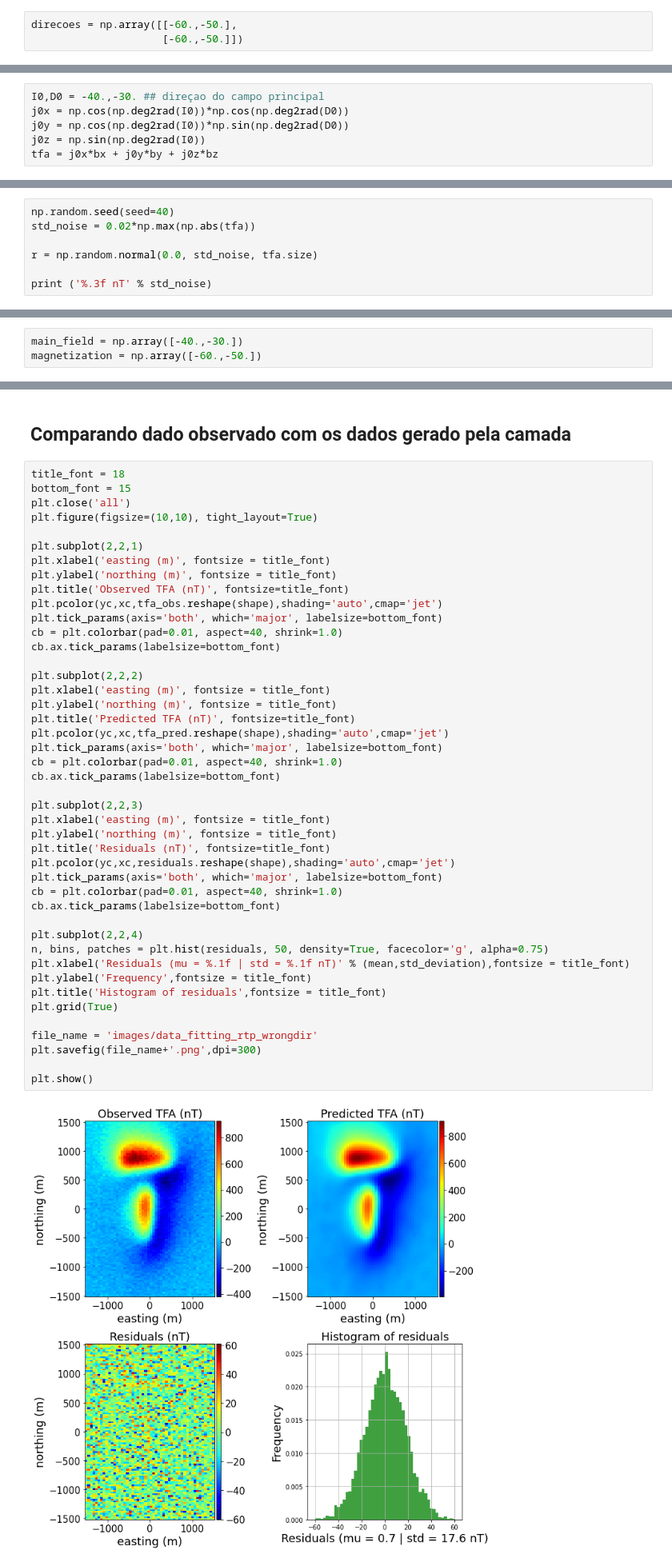
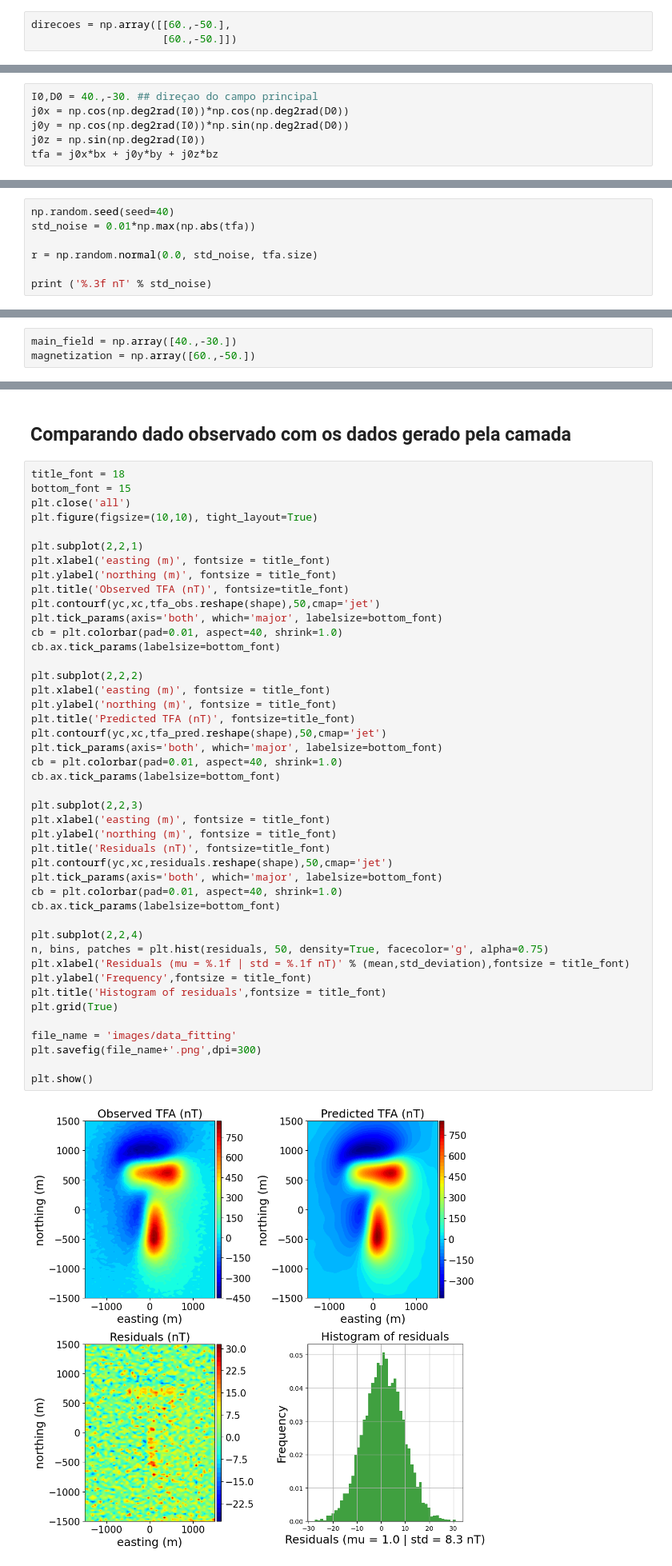
Before and after one commit to andrelreis/introducao-inversao, a Jupyter notebook: Content/codes/Linear_inverse_problems/equivalent_layer/1. magnetic_equivalent_layer_Tik0.ipynb, the cells around one changed output, grey strips where cells are left out. Shown: that part at 80% size. Drawn from its saved outputs; the diff is of its cells as text.

```diff
--- a/Content/codes/Linear_inverse_problems/equivalent_layer/1. magnetic_equivalent_layer_Tik0.ipynb
+++ b/Content/codes/Linear_inverse_problems/equivalent_layer/1. magnetic_equivalent_layer_Tik0.ipynb
@@ -35,8 +35,8 @@ coordinates = np.array([yc.ravel(),xc.ravel(),zc.ravel()])
 # %%
 intensidades = np.array([50.,50])
 # %%
-direcoes = np.array([[-60.,-50.],
-                     [-60.,-50.]])
+direcoes = np.array([[60.,-50.],
+                     [60.,-50.]])
 # %%
 modelo = np.array([[-50.,50., -600.,250.,200.,350.],
                    [-600.,600.,700.,800.,200.,350.]])
@@ -51,7 +51,7 @@ by = prism_mag.magnetics(coordinates,modelo,intensidades,direcoes,field="b_y")
 # %% [markdown]
 ### Anomalia de campo total aproximada
 # %%
-I0,D0 = -40.,-30. ## direçao do campo principal
+I0,D0 = 40.,-30. ## direçao do campo principal
 j0x = np.cos(np.deg2rad(I0))*np.cos(np.deg2rad(D0))
 j0y = np.cos(np.deg2rad(I0))*np.sin(np.deg2rad(D0))
 j0z = np.sin(np.deg2rad(I0))
@@ -60,7 +60,7 @@ tfa = j0x*bx + j0y*by + j0z*bz
 ### Gerando um conjunto de dados observados com ruído Gaussiano
 # %%
 np.random.seed(seed=40)
-std_noise = 0.02*np.max(np.abs(tfa))
+std_noise = 0.01*np.max(np.abs(tfa))
 
 r = np.random.normal(0.0, std_noise, tfa.size)
 
@@ -96,8 +96,8 @@ plt.show()
 # %% [markdown]
 ### Direção do campo principal e direção de magnetização da camada
 # %%
-main_field = np.array([-40.,-30.])
-magnetization = np.array([-60.,-50.])
+main_field = np.array([40.,-30.])
+magnetization = np.array([60.,-50.])
 # %% [markdown]
 ### Gerando a camada equivalente
 # %%
@@ -151,42 +137,42 @@ plt.subplot(2,2,1)
 plt.xlabel('easting (m)', fontsize = title_font)
 plt.ylabel('northing (m)', fontsize = title_font)
 plt.title('Observed TFA (nT)', fontsize=title_font)
-plt.pcolor(yc,xc,tfa_obs.reshape(shape),shading='auto',cmap='jet')
+plt.contourf(yc,xc,tfa_obs.reshape(shape),50,cmap='jet')
 plt.tick_params(axis='both', which='major', labelsize=bottom_font)
 cb = plt.colorbar(pad=0.01, aspect=40, shrink=1.0)
 cb.ax.tick_params(labelsize=bottom_font)
 
 plt.subplot(2,2,2)
 plt.xlabel('easting (m)', fontsize = title_font)
 plt.ylabel('northing (m)', fontsize = title_font)
 plt.title('Predicted TFA (nT)', fontsize=title_font)
-plt.pcolor(yc,xc,tfa_pred.reshape(shape),shading='auto',cmap='jet')
+plt.contourf(yc,xc,tfa_pred.reshape(shape),50,cmap='jet')
 plt.tick_params(axis='both', which='major', labelsize=bottom_font)
 cb = plt.colorbar(pad=0.01, aspect=40, shrink=1.0)
 cb.ax.tick_params(labelsize=bottom_font)
 
 plt.subplot(2,2,3)
 plt.xlabel('easting (m)', fontsize = title_font)
 plt.ylabel('northing (m)', fontsize = title_font)
 plt.title('Residuals (nT)', fontsize=title_font)
-plt.pcolor(yc,xc,residuals.reshape(shape),shading='auto',cmap='jet')
+plt.contourf(yc,xc,residuals.reshape(shape),50,cmap='jet')
 plt.tick_params(axis='both', which='major', labelsize=bottom_font)
 cb = plt.colorbar(pad=0.01, aspect=40, shrink=1.0)
 cb.ax.tick_params(labelsize=bottom_font)
 
 plt.subplot(2,2,4)
 n, bins, patches = plt.hist(residuals, 50, density=True, facecolor='g', alpha=0.75)
 plt.xlabel('Residuals (mu = %.1f | std = %.1f nT)' % (mean,std_deviation),fontsize = title_font)
 plt.ylabel('Frequency',fontsize = title_font)
 plt.title('Histogram of residuals',fontsize = title_font)
 plt.grid(True)
 
-file_name = 'images/data_fitting_rtp_wrongdir'
+file_name = 'images/data_fitting'
 plt.savefig(file_name+'.png',dpi=300)
 
 plt.show()
 # %% [output]
-[figure, old version]
+[figure, new version]
 # %% [markdown]
 ### Distribuição de momentos magnéticos sobre a camada
 # %%
```
Also changed, not shown: parts of 5 cells of this notebook, 4 other files.
